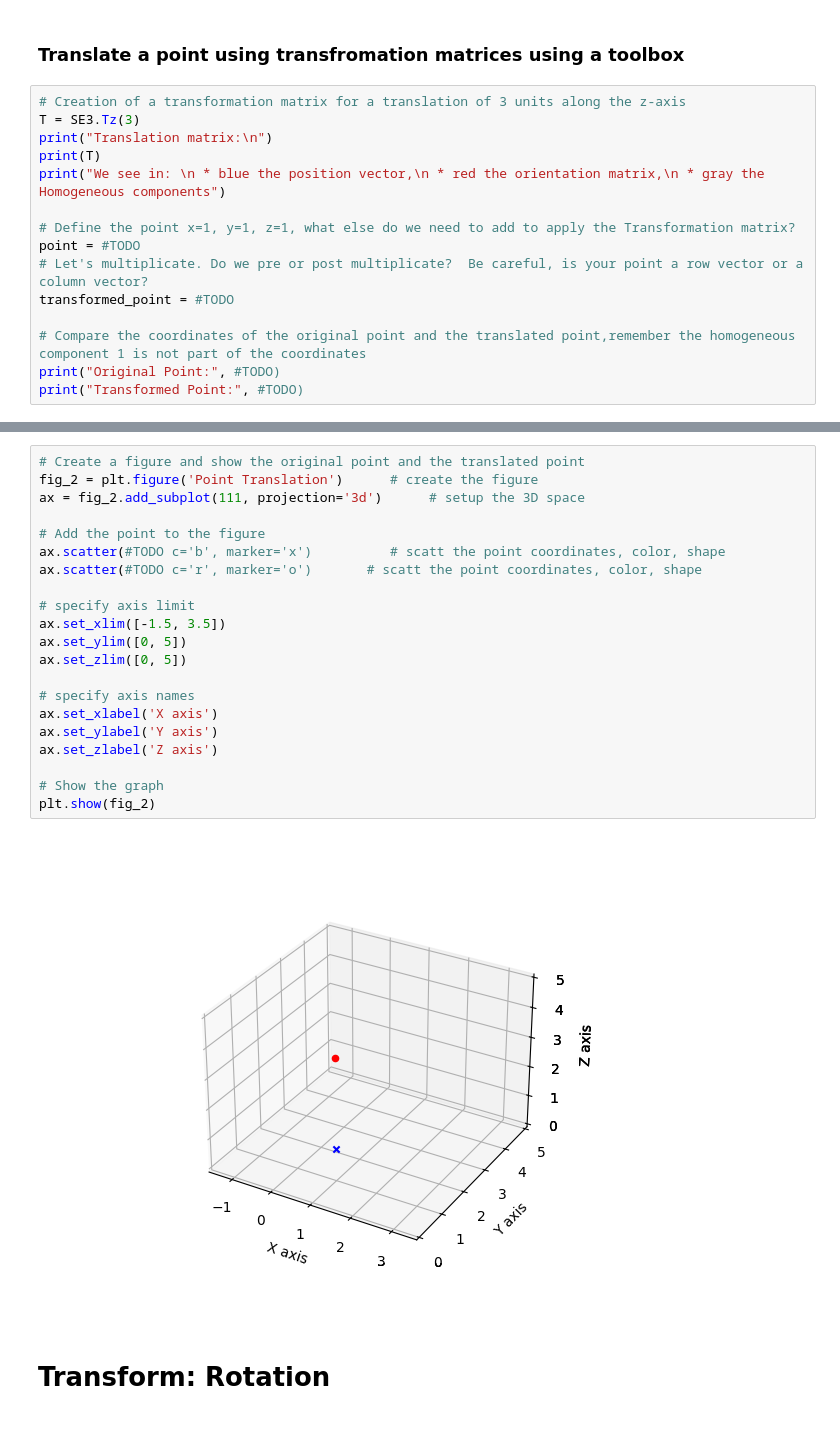
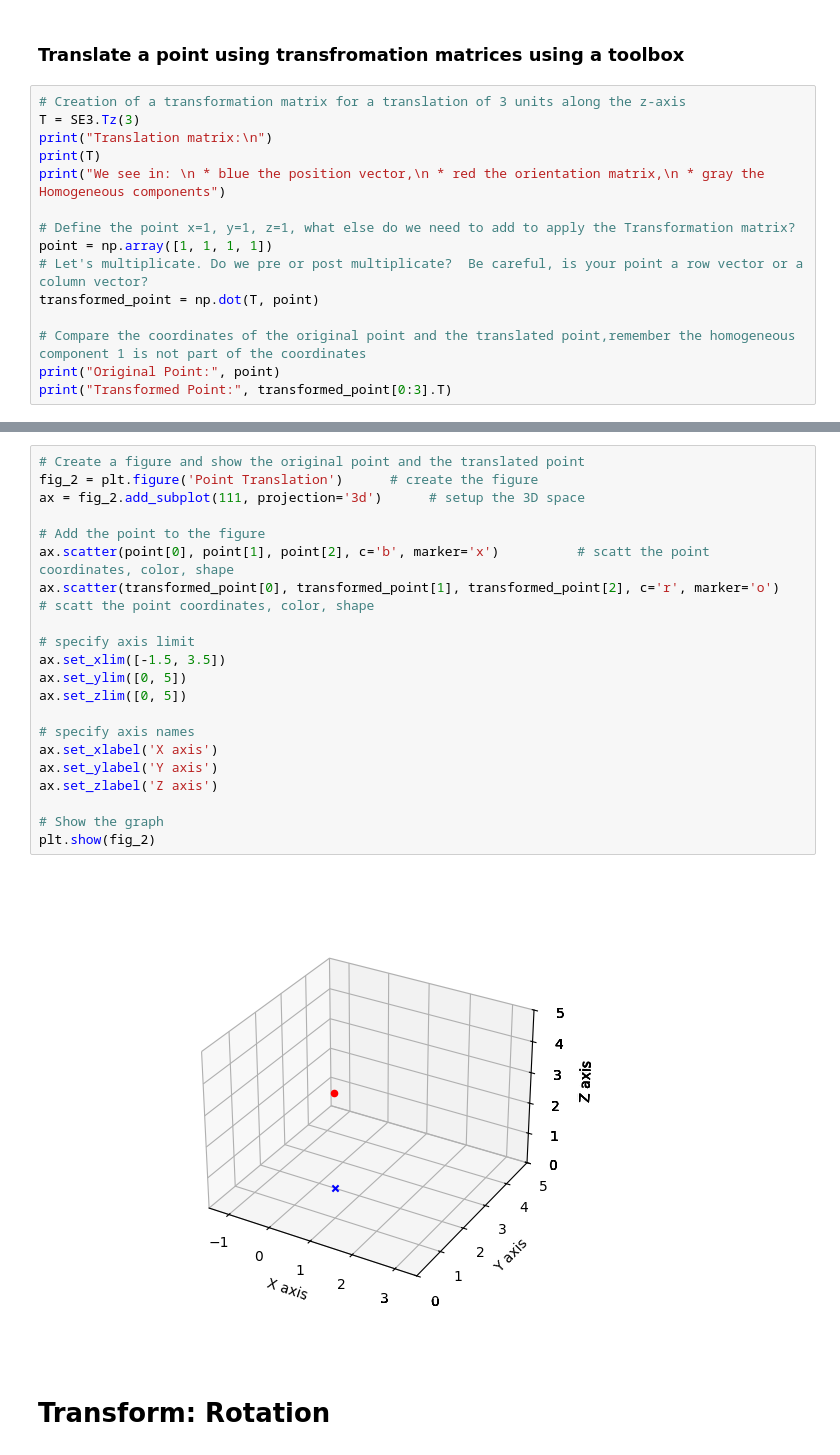
Before and after one commit to MBerg21/MIPN, a Jupyter notebook: RB_transformations_TODO.ipynb, the cells around one changed output, grey strips where cells are left out. Cells and saved outputs as stored; diff of their text form.

```diff
--- a/RB_transformations_TODO.ipynb
+++ b/RB_transformations_TODO.ipynb
@@ -185,13 +189,13 @@ print(T)
 print("We see in: \n * blue the position vector,\n * red the orientation matrix,\n * gray the Homogeneous components")
 
 # Define the point x=1, y=1, z=1, what else do we need to add to apply the Transformation matrix?
-point = #TODO
+point = np.array([1, 1, 1, 1])
 # Let's multiplicate. Do we pre or post multiplicate?  Be careful, is your point a row vector or a column vector?
-transformed_point = #TODO
+transformed_point = np.dot(T, point)
 
 # Compare the coordinates of the original point and the translated point,remember the homogeneous component 1 is not part of the coordinates
-print("Original Point:", #TODO)
-print("Transformed Point:", #TODO)
+print("Original Point:", point)
+print("Transformed Point:", transformed_point[0:3].T)
 # %% [output]
 Translation matrix:
 
@@ -209,26 +213,26 @@ Transformed Point: [[1. 1. 4.]]
 # %%
 # Create a figure and show the original point and the translated point
 fig_2 = plt.figure('Point Translation')      # create the figure
 ax = fig_2.add_subplot(111, projection='3d')      # setup the 3D space
 
 # Add the point to the figure
-ax.scatter(#TODO c='b', marker='x')          # scatt the point coordinates, color, shape
-ax.scatter(#TODO c='r', marker='o')       # scatt the point coordinates, color, shape
+ax.scatter(point[0], point[1], point[2], c='b', marker='x')          # scatt the point coordinates, color, shape
+ax.scatter(transformed_point[0], transformed_point[1], transformed_point[2], c='r', marker='o')       # scatt the point coordinates, color, shape
 
 # specify axis limit
 ax.set_xlim([-1.5, 3.5])
 ax.set_ylim([0, 5])
 ax.set_zlim([0, 5])
 
 # specify axis names
 ax.set_xlabel('X axis')
 ax.set_ylabel('Y axis')
 ax.set_zlabel('Z axis')
 
 # Show the graph
 plt.show(fig_2)
 # %% [output]
-[figure, old version]
+[figure, new version]
 # %% [markdown]
 # Transform: Rotation
 # %% [markdown]
```
Also changed, not shown: parts of 21 cells of this notebook, 2 other files.
